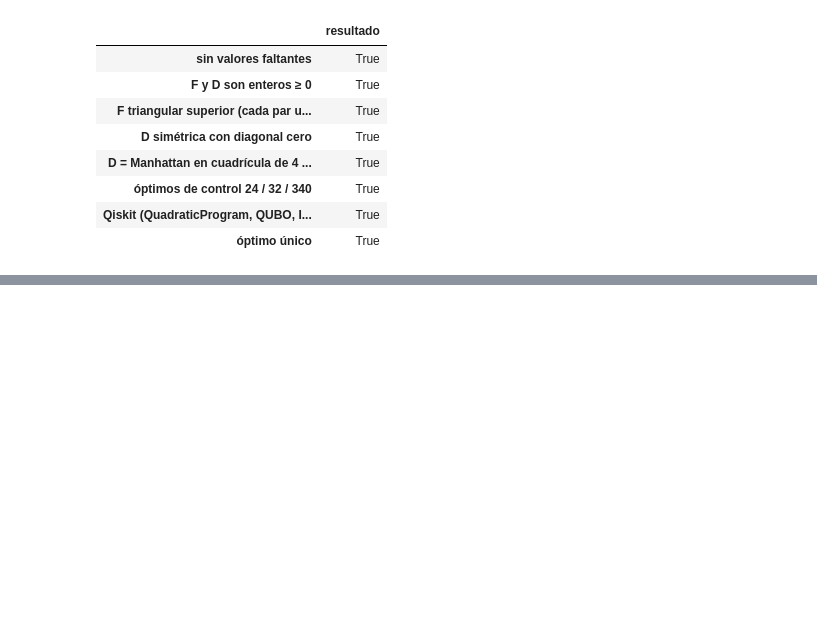
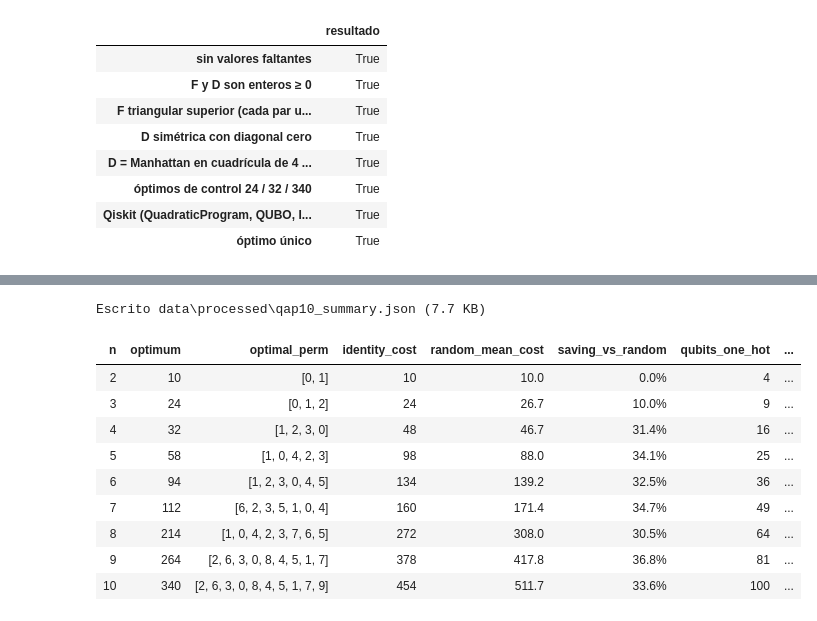
Before and after one commit to rodnm/hackathon-qiskit-fall-fest-2026, a Jupyter notebook: notebooks/01_data.ipynb, the cells around one changed output, grey strips where cells are left out. Saved outputs shown, nothing was run; the diff lists cells and outputs as text; code cells hidden in the pictures; blank space fills up the shorter version.

```diff
--- a/notebooks/01_data.ipynb
+++ b/notebooks/01_data.ipynb
@@ -912 +918,58 @@ assert checks.iloc[:-1].all()
+# %%
+import json
+
+from qap.classical import solve_bruteforce
+
+subinstances = []
+for m in range(2, 11):
+    im = load_instance(m)
+    best = solve_bruteforce(im)
+    assert best.cost == im.optimum
+    mean_m = im.F.sum() * im.D.sum() / (m * (m - 1))
+    subinstances.append({
+        "n": m, "optimum": im.optimum, "optimal_perm": list(best.perm),
+        "identity_cost": cost(np.arange(m), im), "random_mean_cost": round(float(mean_m), 4),
+        "saving_vs_random": round(1 - im.optimum / mean_m, 4),
+        "qubits_one_hot": m * m, "feasible_fraction_one_hot": factorial(m) / 2 ** (m * m),
+    })
+
+summary = {
+    "source": "MIPLIB qap10 (https://miplib.zib.de/instance_details_qap10.html); F and D recovered from data/qap10.mps.gz",
+    "units": "assumed, not measured",
+    "cost": "C(perm) = sum over i<k of F[i][k] * D[perm[i]][perm[k]]  (each flight pair counted once)",
+    "gap": "gap_pct = 100 * (C - 340) / 340, only for valid assignments (challenge definition, full instance)",
+    "saving_vs_random": "1 - C / E[C_random]; a saving, not a gap",
+    "flights": V, "gates": P,
+    "gate_layout": {"columns": 4, "coords_col_row": coords.tolist()},
+    "F_upper": F.tolist(), "D": D.tolist(),
+    "subinstances": subinstances,
+    "reference_solutions_n10": reference.rename(columns={"solución": "solution", "costo": "cost", "gap (%)": "gap_pct"})
+                                        .to_dict(orient="records"),
+    "flow_share_by_distance_n10": dist_share.round(4).to_dict(),
+    "local_search_n10": {k: float(v) for k, v in local.items()},
+    "qiskit_representation": qiskit_table.rename(columns={
+        "variables binarias": "binary_vars", "restricciones": "constraints", "qubits (Ising)": "qubits",
+        "términos de Pauli": "pauli_terms", "λ automático de Qiskit": "qiskit_default_penalty",
+        "mayor |coef| del objetivo": "max_objective_coef", "asignaciones verificadas": "assignments_checked",
+        "costo = QuadraticProgram = QUBO = Ising": "cost_matches", "construcción (s)": "build_seconds"}).to_dict(orient="records"),
+}
+out = ROOT / "data" / "processed" / "qap10_summary.json"
+out.parent.mkdir(parents=True, exist_ok=True)
+out.write_text(json.dumps(summary, ensure_ascii=False, indent=1, default=lambda o: o.item() if hasattr(o, "item") else str(o)),
+               encoding="utf-8")
+print(f"Escrito {out.relative_to(ROOT)} ({out.stat().st_size / 1024:.1f} KB)")
+display(pd.DataFrame(subinstances).style.hide(axis="index").format(
+    {"saving_vs_random": "{:.1%}", "feasible_fraction_one_hot": "{:.2e}", "random_mean_cost": "{:.1f}"}))
+# %% [output]
+Escrito data\processed\qap10_summary.json (7.7 KB)
+| n | optimum | optimal_perm | identity_cost | random_mean_cost | saving_vs_random | qubits_one_hot | ... |
+| 2 | 10 | [0, 1] | 10 | 10.0 | 0.0% | 4 | ... |
+| 3 | 24 | [0, 1, 2] | 24 | 26.7 | 10.0% | 9 | ... |
+| 4 | 32 | [1, 2, 3, 0] | 48 | 46.7 | 31.4% | 16 | ... |
+| 5 | 58 | [1, 0, 4, 2, 3] | 98 | 88.0 | 34.1% | 25 | ... |
+| 6 | 94 | [1, 2, 3, 0, 4, 5] | 134 | 139.2 | 32.5% | 36 | ... |
+| 7 | 112 | [6, 2, 3, 5, 1, 0, 4] | 160 | 171.4 | 34.7% | 49 | ... |
+| 8 | 214 | [1, 0, 4, 2, 3, 7, 6, 5] | 272 | 308.0 | 30.5% | 64 | ... |
+| 9 | 264 | [2, 6, 3, 0, 8, 4, 5, 1, 7] | 378 | 417.8 | 36.8% | 81 | ... |
+| 10 | 340 | [2, 6, 3, 0, 8, 4, 5, 1, 7, 9] | 454 | 511.7 | 33.6% | 100 | ... |
 # %% [markdown]
```
Also changed, not shown: parts of 3 cells of this notebook, 4 other files.
